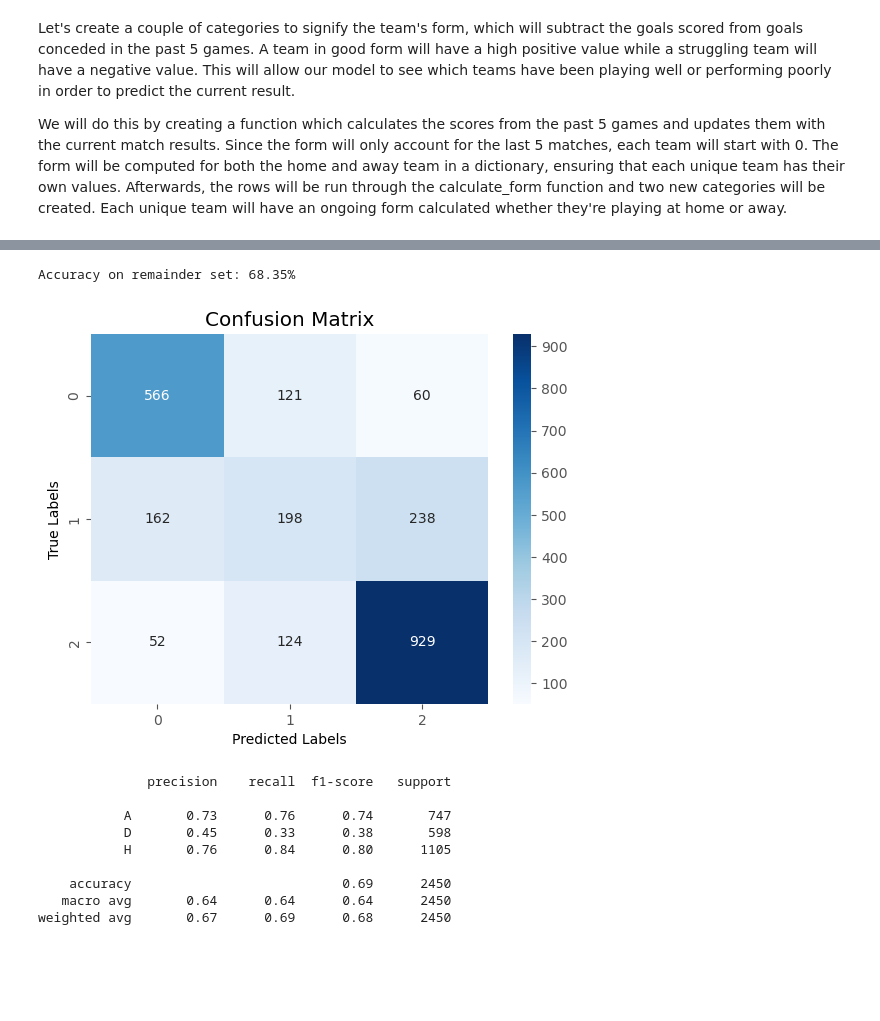
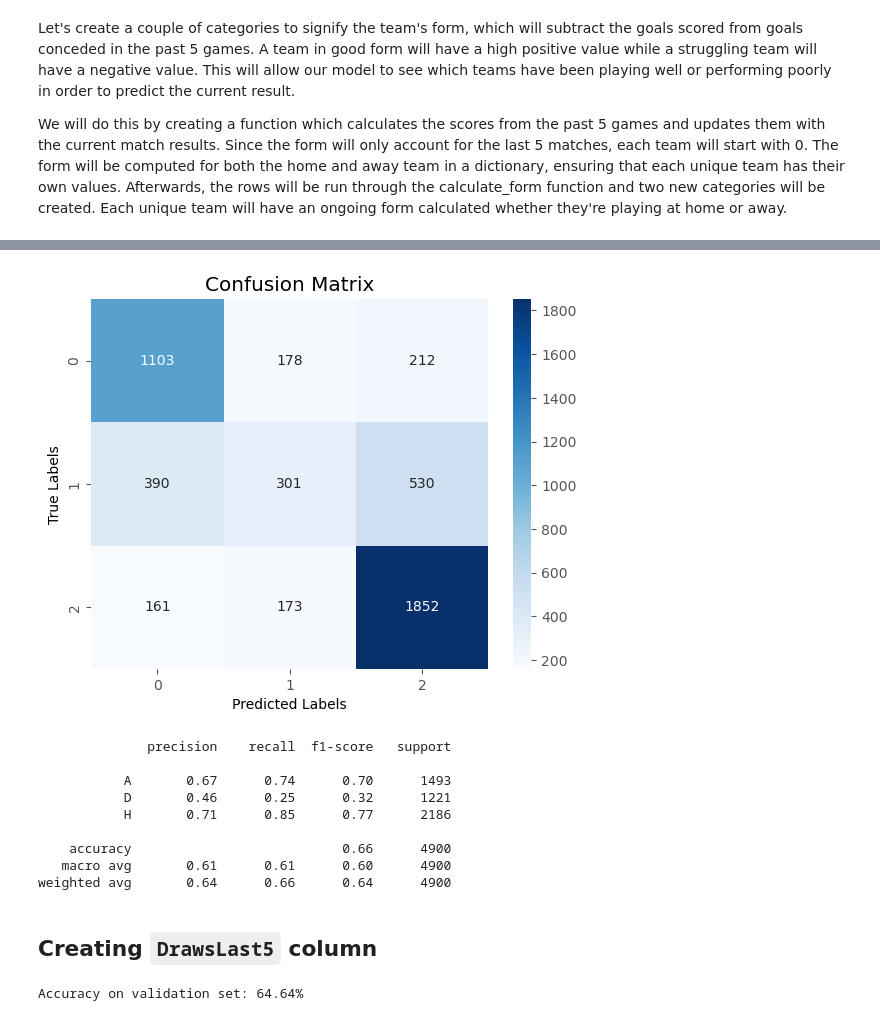
Before and after one commit to RomanKovv/Soccer-Prophet---Machine-Learning-Match-Prediction-Model, a Jupyter notebook: SOCCER_CAPSTONE.ipynb, the cells around one changed output, grey strips where cells are left out. Saved outputs shown, nothing was run; the diff lists cells and outputs as text; code cells hidden in the pictures; blank space fills up the shorter version.

Commit message:
Models

```diff
--- a/SOCCER_CAPSTONE.ipynb
+++ b/SOCCER_CAPSTONE.ipynb
@@ -739,5 +739,5 @@ The leagues in the dataset are: ['Premier League' 'Primera Division' 'Serie A' '
 # %% [markdown]
 We can see that the Leagues and the Countries contain the same data, therefore we can drop the league since it conveys less general info.
 # %%
-data1 = data1.drop('League', axis=1)
+clean_data = clean_data.drop('League', axis=1)
 # %%
@@ -759,7 +756,7 @@ clean_data['Month'] = clean_data['Date'].dt.month
 clean_data['Day'] = clean_data['Date'].dt.day
 
 #dropping the date column
-#clean_data.drop('Date', axis=1, inplace=True)
+clean_data.drop('Date', axis=1, inplace=True)
 
 # checking results
 clean_data.head()
@@ -885,8 +903,8 @@ clean_data = clean_data.reset_index(drop=True)
 # concatenate the two dataframes horizontally
 clean_data = pd.concat([clean_data, encoded_df], axis=1)
 
-#dropping AwayTeam category
-clean_data = clean_data.drop(columns=['Season'])
+#dropping Season category
+#clean_data = clean_data.drop(columns=['Season'])
 # %% [markdown]
 ## Creating Dummy Variables for `Country`
 # %%
@@ -1000,22 +1032,20 @@ clean_data.tail()
 from sklearn.linear_model import LogisticRegression
 from sklearn.model_selection import train_test_split
 
-X = clean_data.drop(['Result', 'HalfTimeResult', 'HomeScore', 'AwayScore', "Date", "HomeTeam", "AwayTeam"], axis=1) # Select features except target variable
+X = clean_data.drop(['Result', 'HalfTimeResult', "HalfTimeHomeGoals", "HalfTimeAwayGoals", 'HomeScore', 'AwayScore', "HomeTeam", "AwayTeam", "Season"], axis=1) # Select features except target variable
 y = clean_data['Result'] # Target variable
 
-X_train, X_test, y_train, y_test = train_test_split(X, y, test_size=0.3, random_state=0, stratify=y)
-X_val, X_remainder, y_val, y_remainder = train_test_split(X_test, y_test, test_size=0.5, random_state=0)
+# Split the data into test and remainder sets
+X_remainder, X_test, y_remainder, y_test = train_test_split(X, y, test_size=0.3, random_state=42, stratify=y)
 
-logreg = LogisticRegression(max_iter=5000)
+# Split the remainder set into train and validation sets
+X_train, X_val, y_train, y_val = train_test_split(X_remainder, y_remainder, test_size=0.3, random_state=42)
+
+logreg = LogisticRegression(max_iter=7000)
 logreg.fit(X_train, y_train)
 
 y_pred = logreg.predict(X_val)
 
 score = logreg.score(X_val, y_val)
 print("Accuracy on validation set: {:.2f}%".format(score * 100))
-
-y_pred_remainder = logreg.predict(X_remainder)
-
-score_remainder = logreg.score(X_remainder, y_remainder)
-print("Accuracy on remainder set: {:.2f}%".format(score_remainder * 100))
 # %% [output]
@@ -1031,32 +1053,29 @@ Please also refer to the documentation for alternative solver options:
-# %%
-y_test_predict = logreg.predict(X_val)
-score_test = logreg.score(X_test, y_test)
-print("Accuracy on remainder set: {:.2f}%".format(score_test * 100))
-# %% [output]
-Accuracy on remainder set: 68.35%
 # %%
 from sklearn.metrics import confusion_matrix
 from sklearn.metrics import classification_report
 
-#setting up and displaying confusion matrix
-cm = confusion_matrix(y_val, y_pred)
+y_pred = logreg.predict(X_test)
 
+# Create confusion matrix
+cm = confusion_matrix(y_test, y_pred)
 sns.heatmap(cm, annot=True, cmap='Blues', fmt='g')
 plt.title('Confusion Matrix')
 plt.xlabel('Predicted Labels')
 plt.ylabel('True Labels')
 plt.show()
 
 #printing classification report
-print(classification_report(y_val, y_pred))
+print(classification_report(y_test, y_pred))
 # %% [output]
-[figure, old version]
+[figure, new version]
               precision    recall  f1-score   support
 
-           A       0.73      0.76      0.74       747
-           D       0.45      0.33      0.38       598
-           H       0.76      0.84      0.80      1105
+           A       0.67      0.74      0.70      1493
+           D       0.46      0.25      0.32      1221
+           H       0.71      0.85      0.77      2186
 
-    accuracy                           0.69      2450
-   macro avg       0.64      0.64      0.64      2450
-weighted avg       0.67      0.69      0.68      2450
+    accuracy                           0.66      4900
+   macro avg       0.61      0.61      0.60      4900
+weighted avg       0.64      0.66      0.64      4900
+# %% [markdown]
+## Creating `DrawsLast5` column
@@ -1062,0 +1121,22 @@ weighted avg       0.67      0.69      0.68      2450
+# %%
+from sklearn.linear_model import LogisticRegression
+from sklearn.model_selection import train_test_split
+
+X = clean_data.drop(['Result', 'HalfTimeResult', "HalfTimeHomeGoals", "HalfTimeAwayGoals", 'HomeScore', 'AwayScore', "HomeTeam", "AwayTeam", "Season"], axis=1) # Select features except target variable
+y = clean_data['Result'] # Target variable
+
+# Split the data into test and remainder sets
+X_remainder, X_test, y_remainder, y_test = train_test_split(X, y, test_size=0.3, random_state=42, stratify=y)
+
+# Split the remainder set into train and validation sets
+X_train, X_val, y_train, y_val = train_test_split(X_remainder, y_remainder, test_size=0.3, random_state=42)
+
+logreg = LogisticRegression(max_iter=7000)
+logreg.fit(X_train, y_train)
+
+y_pred = logreg.predict(X_val)
+
+score = logreg.score(X_val, y_val)
+print("Accuracy on validation set: {:.2f}%".format(score * 100))
+# %% [output]
+Accuracy on validation set: 64.64%
```
Also changed, not shown: parts of 89 cells of this notebook, 1 other file.
